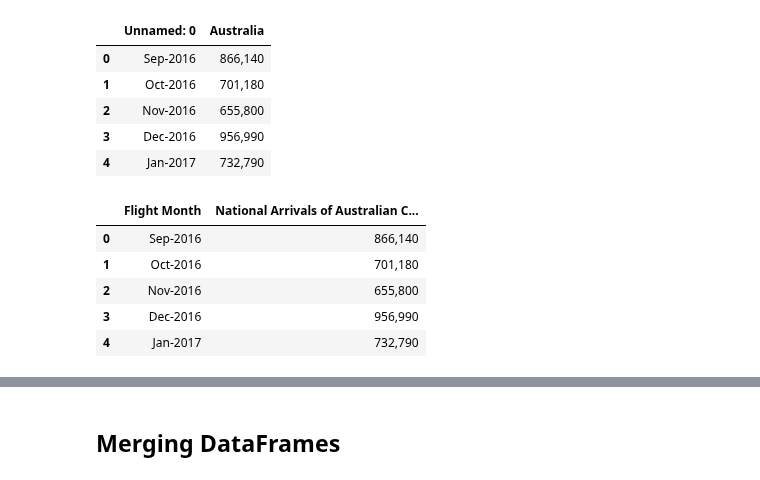
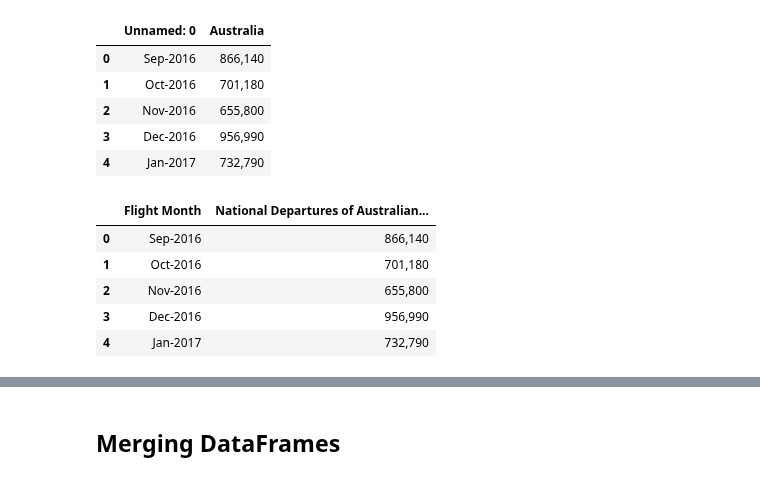
Before and after one commit to tomjp90/Project-1, a Jupyter notebook: Graph_4/Graph_4.ipynb, the cells around one changed output, grey strips where cells are left out. Cells and saved outputs as stored; diff of their text form; code cells hidden in the pictures.

```diff
--- a/Graph_4/Graph_4.ipynb
+++ b/Graph_4/Graph_4.ipynb
@@ -108,11 +108,11 @@ departures.head()
 | 4 | Jan-2017 | 732,790 |
 # %%
 # Renaming column
-departures = departures.rename(columns={"Australia": "National Arrivals of Australian Citizens",
+departures = departures.rename(columns={"Australia": "National Departures of Australian Citizens",
                                         "Unnamed: 0": "Flight Month"})
 departures.head()
 # %% [output]
-|  | Flight Month | National Arrivals of Australian C... |
+|  | Flight Month | National Departures of Australian... |
 | 0 | Sep-2016 | 866,140 |
 | 1 | Oct-2016 | 701,180 |
 | 2 | Nov-2016 | 655,800 |
```
Also changed, not shown: parts of 10 cells of this notebook, 2 other files.
